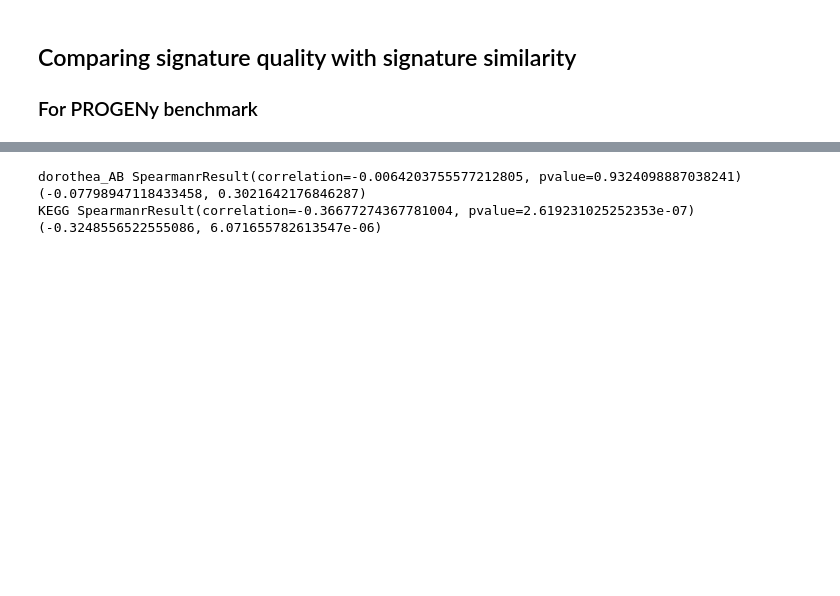
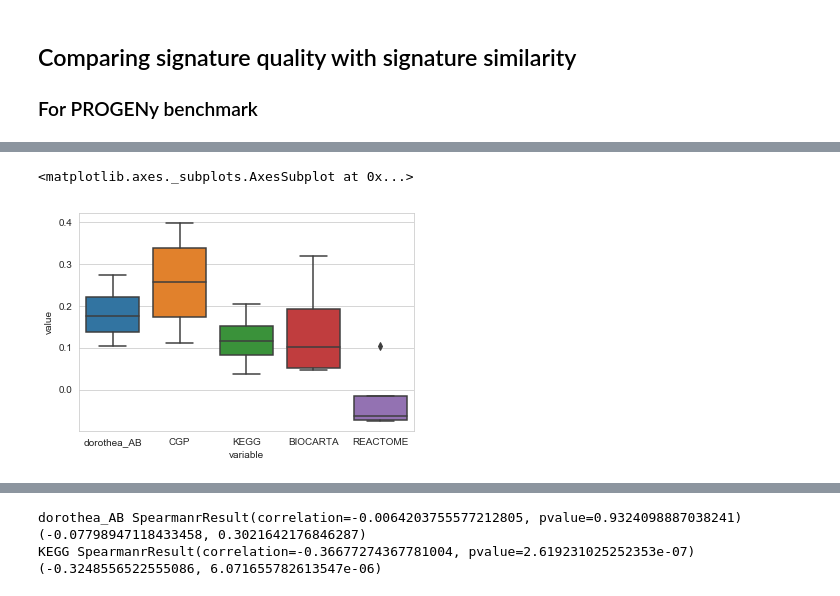
Before and after one commit to bence-szalai/why-pathway-methods-work, a Jupyter notebook: notebooks/quality_similarity_analysis.ipynb, the cells around one changed output, grey strips where cells are left out. Cells and saved outputs as stored; diff of their text form; code cells hidden in the pictures; blank space fills up the shorter version.

```diff
--- a/notebooks/quality_similarity_analysis.ipynb
+++ b/notebooks/quality_similarity_analysis.ipynb
@@ -92,3 +139,15 @@ pcor(tf_activity1[indexes],tf_activity2[indexes])
+# %%
+temp['donor']=temp.index
+temp=temp.melt('donor',temp.columns[:-1])
+# %%
+temp=temp[temp['value']!=0]
+temp.index=range(len(temp))
+temp['value']=temp['value'].astype(float)
+# %%
+sns.boxplot(x='variable',y='value',data=temp)
+# %% [output]
+<matplotlib.axes._subplots.AxesSubplot at 0x...>
+[figure, added]
 # %%
 #check the random distribution of ROC AUCs
 results=pd.read_csv('../results/benchmark/tcga/rocaucs/random_dist.csv',sep=',',header=0,index_col=0)
```
Also changed, not shown: parts of 16 cells of this notebook, 6 other files.
